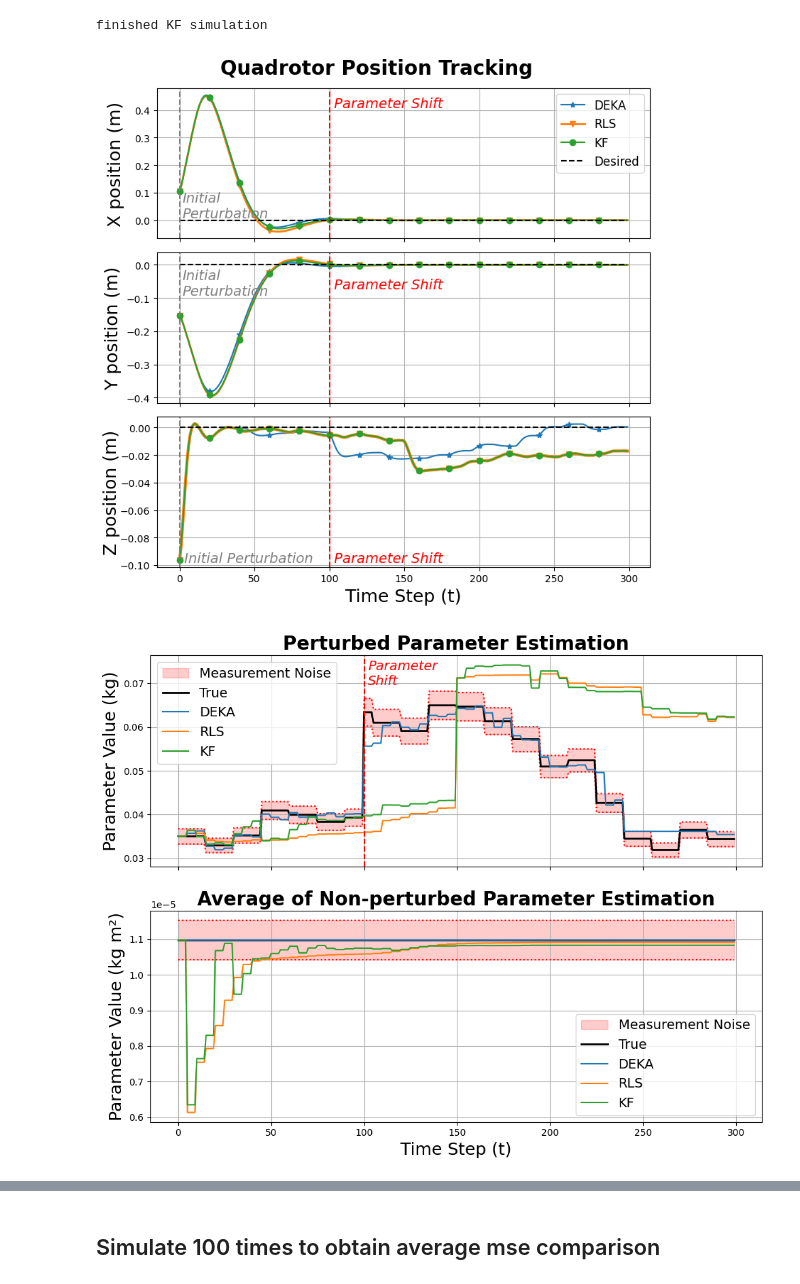
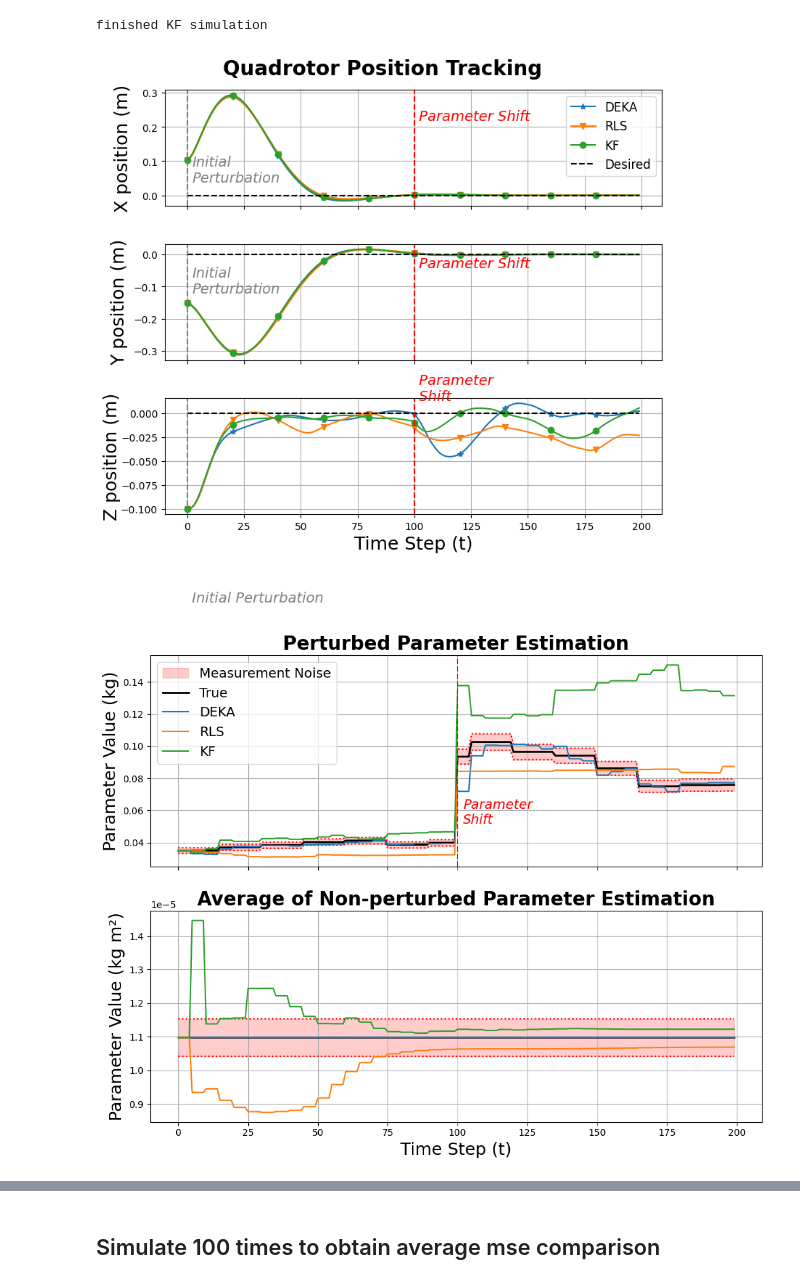
Before and after one commit to ChrisSha0104/Online-Parameter-Estimation-Using-the-Kaczmarz-Method, a Jupyter notebook: python/robot_plot.ipynb, the cells around one changed output, grey strips where cells are left out. Cells and saved outputs as stored; diff of their text form; code cells hidden in the pictures.

Commit message:
new visualization

```diff
--- a/python/robot_plot.ipynb
+++ b/python/robot_plot.ipynb
@@ -5,29 +5,28 @@ from param_est import OnlineParamEst
 import importlib
 # %%
 param_est = OnlineParamEst()
+np.random.seed(7)
 # 1) Run both simulations
-x_deka, u_deka, theta_deka, theta_hat_deka = param_est.simulate_quadrotor_hover_with_DEKA(NSIM=300)
+x_deka, u_deka, theta_deka, theta_hat_deka = param_est.simulate_quadrotor_hover_with_DEKA(NSIM=200)
 print("finished DEKA simulation")
 # %% [output]
 finished DEKA simulation
 # %%
-x_rls,  u_rls,  theta_rls,  theta_hat_rls  = param_est.simulate_quadrotor_hover_with_RLS(NSIM=300)
+x_rls,  u_rls,  theta_rls,  theta_hat_rls  = param_est.simulate_quadrotor_hover_with_RLS(NSIM=200)
 print("finished RLS simulation")
 # %% [output]
 finished RLS simulation
 # %%
-Q = 1e-5 * np.eye(7)
-R = 1e-5 * np.eye(6*10)
-x_kf,  u_kf,  theta_kf,  theta_hat_kf  = param_est.simulate_quadrotor_hover_with_KF(NSIM=300, Q_noise=Q, R_noise=R)
+Q = 1e-6 * np.eye(7)
+R = 1e-6 * np.eye(6*10)
+x_kf,  u_kf,  theta_kf,  theta_hat_kf  = param_est.simulate_quadrotor_hover_with_KF(NSIM=200, Q_noise=Q, R_noise=R)
 print("finished KF simulation")
 # x_mpc,  u_mpc,  theta_mpc,  theta_hat_mpc  = param_est.simulate_quadrotor_hover_with_no_estimation()
 # print("finished naive mpc simulation")
-
-t = np.arange(300)  # time steps 0..N-1
 # %% [output]
 finished KF simulation
 # %%
-t = np.arange(300)  # time steps 0..N-1
+t = np.arange(200)  # time steps 0..N-1
 
 x_pos_deka  = [row[0] for row in x_deka]
 x_pos_rls   = [row[0] for row in x_rls]
@@ -84,8 +83,8 @@ axs[0].axvline(x=100, color=colors['parameter_shift'], linestyle='--', label='Pa
 axs[0].axvline(x=0, color=colors['initial_perturbation'], linestyle='--', label='Initial Perturbation')
 
 # Add vertical line labels
-axs[0].text(100, 0.4, ' Parameter Shift', color=colors['parameter_shift'], verticalalignment='bottom', fontsize=14, fontstyle='italic')
-axs[0].text(2, 0.0, 'Initial\nPerturbation', color=colors['initial_perturbation'], verticalalignment='bottom', fontsize=14, fontstyle='italic')
+axs[0].text(100, 0.21, ' Parameter Shift', color=colors['parameter_shift'], verticalalignment='bottom', fontsize=14, fontstyle='italic')
+axs[0].text(2, 0.03, 'Initial\nPerturbation', color=colors['initial_perturbation'], verticalalignment='bottom', fontsize=14, fontstyle='italic')
 
 axs[0].set_ylabel('X position (m)', fontsize=18, labelpad=10)
 axs[0].grid(True)
@@ -99,23 +98,23 @@ axs[1].plot(t, hov_des, color=colors['desired'], linestyle='--')
 axs[1].axvline(x=100, color=colors['parameter_shift'], linestyle='--')
 axs[1].axvline(x=0, color=colors['initial_perturbation'], linestyle='--')
 
-axs[1].text(100, -0.08, ' Parameter Shift', color=colors['parameter_shift'], verticalalignment='bottom', fontsize=14, fontstyle='italic')
-axs[1].text(2, -0.1, 'Initial\nPerturbation', color=colors['initial_perturbation'], verticalalignment='bottom', fontsize=14, fontstyle='italic')
+axs[1].text(100, -0.05, ' Parameter Shift', color=colors['parameter_shift'], verticalalignment='bottom', fontsize=14, fontstyle='italic')
+axs[1].text(2, -0.13, 'Initial\nPerturbation', color=colors['initial_perturbation'], verticalalignment='bottom', fontsize=14, fontstyle='italic')
 
 axs[1].set_ylabel('Y position (m)', fontsize=18 , labelpad=5)
 axs[1].grid(True)
 
 # Z position
 axs[2].plot(t, z_pos_deka, marker="*", markevery=20, color=colors['deka'])
-axs[2].plot(t, z_pos_rls, marker="v", markevery=20, color=colors['rls'], linewidth=3)
-axs[2].plot(t, z_pos_kf, marker="o", markevery=20, color=colors['kf'], linewidth=1.5)
+axs[2].plot(t, z_pos_rls, marker="v", markevery=20, color=colors['rls'])
+axs[2].plot(t, z_pos_kf, marker="o", markevery=20, color=colors['kf'])
 axs[2].plot(t, hov_des, color=colors['desired'], linestyle='--')
 
 axs[2].axvline(x=100, color=colors['parameter_shift'], linestyle='--')
 axs[2].axvline(x=0, color=colors['initial_perturbation'], linestyle='--')
 
-axs[2].text(100, -0.1, ' Parameter Shift', color=colors['parameter_shift'], verticalalignment='bottom', fontsize=14, fontstyle='italic')
-axs[2].text(0, -0.1, ' Initial Perturbation', color=colors['initial_perturbation'], verticalalignment='bottom', fontsize=14, fontstyle='italic')
+axs[2].text(100, 0.01, ' Parameter\n Shift', color=colors['parameter_shift'], verticalalignment='bottom', fontsize=14, fontstyle='italic')
+axs[2].text(0, -0.2, ' Initial Perturbation', color=colors['initial_perturbation'], verticalalignment='bottom', fontsize=14, fontstyle='italic')
 
 axs[2].set_xlabel('Time Step (t)', fontsize=18)
 axs[2].set_ylabel('Z position (m)', fontsize=18, labelpad=0)
@@ -127,7 +126,7 @@ fig.legend(['DEKA', 'RLS', 'KF', 'Desired'], fontsize=12, loc='upper right', bbo
 plt.tight_layout()  # Adjust layout to fit the legend
 plt.show()
 # %% [output]
-[figure, old version]
+[figure, new version]
 # %%
 # t = np.arange(300)  # time steps 0..N-1
 
@@ -425,7 +424,7 @@ axs[0].plot(t, theta_hat_deka_array[:, 0], color=colors['deka'], label='DEKA')
 axs[0].plot(t, theta_hat_rls_array[:, 0], color=colors['rls'], label='RLS')
 axs[0].plot(t, theta_hat_ekf_array[:, 0], color=colors['kf'], label='KF')
 axs[0].axvline(x=100, color=colors['parameter_shift'], linestyle='--')
-axs[0].text(102, 0.069, 'Parameter\nShift', color=colors['parameter_shift'], verticalalignment='bottom', fontsize=14, fontstyle='italic')
+axs[0].text(102, 0.05, 'Parameter\nShift', color=colors['parameter_shift'], verticalalignment='bottom', fontsize=14, fontstyle='italic')
 
 
 axs[0].set_title('Perturbed Parameter Estimation', fontsize=20, fontweight='bold')
@@ -442,35 +441,35 @@ theta_hat_rls_avg  = np.mean(theta_hat_rls_array[:, 1:], axis=1)
 theta_hat_ekf_avg  = np.mean(theta_hat_ekf_array[:, 1:], axis=1)
 theta_deka_avg     = np.mean(theta_deka_array[:, 1:], axis=1)
 
 # Compute the noise bounds (5% above and below for averaged parameters)
 theta_deka_avg_upper = theta_deka_avg * 1.05
 theta_deka_avg_lower = theta_deka_avg * 0.95
 
 # Fill the region for measurement noise in light red
 axs[1].fill_between(t, theta_deka_avg_lower, theta_deka_avg_upper, color=colors['noise_region'], alpha=0.2, label='Measurement Noise')
 
 # Plot the noise bounds as red dotted lines
 axs[1].plot(t, theta_deka_avg_upper, color=colors['noise_bound'], linestyle=':')
 axs[1].plot(t, theta_deka_avg_lower, color=colors['noise_bound'], linestyle=':')
 
 # Plot the true parameter in solid black
 axs[1].plot(t, theta_deka_avg, color=colors['true'], linestyle='-', linewidth=2, label='True')
 
 # Plot the estimated parameters with consistent colors
 axs[1].plot(t, theta_hat_deka_avg, color=colors['deka'], label='DEKA')
 axs[1].plot(t, theta_hat_rls_avg, color=colors['rls'], label='RLS')
 axs[1].plot(t, theta_hat_ekf_avg, color=colors['kf'], label='KF')
 
 axs[1].set_title('Average of Non-perturbed Parameter Estimation', fontsize=20, fontweight='bold')
 axs[1].set_xlabel('Time Step (t)', fontsize=18)
 axs[1].set_ylabel('Parameter Value (kg m²)', fontsize=18)
-axs[1].legend(fontsize=14)
+# axs[1].legend(fontsize=14)
 axs[1].grid(True)
 
 plt.tight_layout()
 plt.show()
 # %% [output]
-[figure, old version]
+[figure, new version]
 # %%
 import matplotlib.pyplot as plt
 import numpy as np
```
Also changed, not shown: parts of 3 cells of this notebook, 4 other files.
